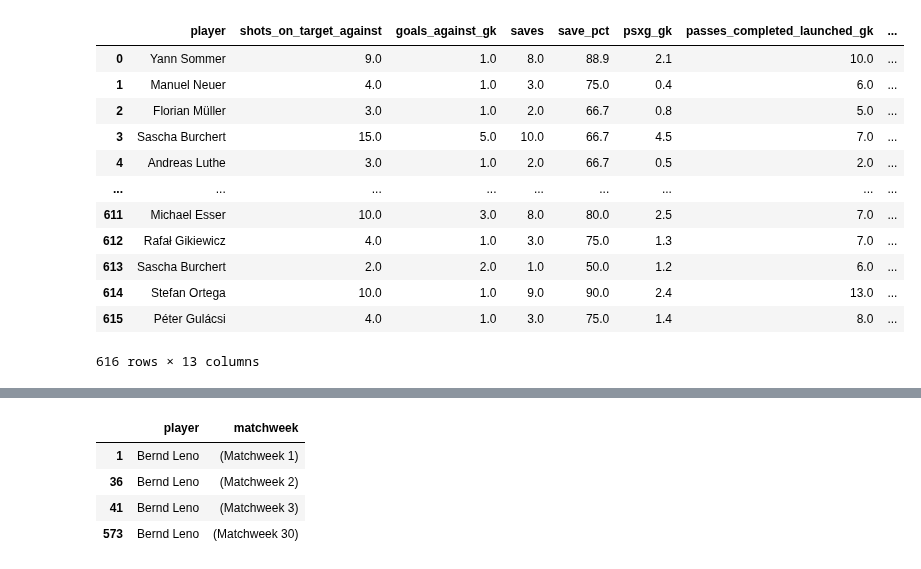
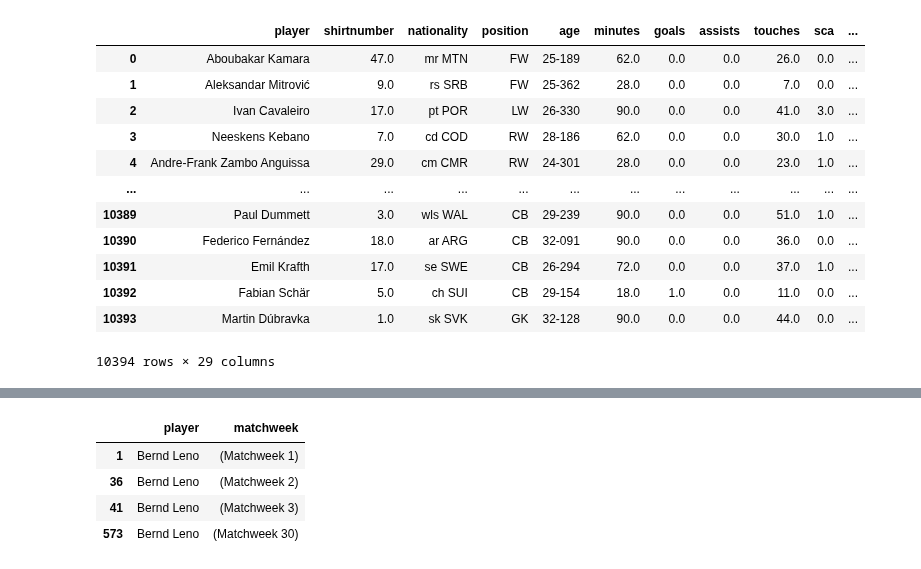
Before and after one commit to Giuliano99/Masterarbeit, a Jupyter notebook: Web Scrape.ipynb, the cells around one changed output, grey strips where cells are left out. Cells and saved outputs as stored; diff of their text form; code cells hidden in the pictures.

```diff
--- a/Web Scrape.ipynb
+++ b/Web Scrape.ipynb
@@ -270,25 +272,25 @@ pl_2021 = get_category(pl_2021)
 # %%
 def create_csv(df):
     df = df.drop_duplicates()
     df.reset_index(inplace=True, drop=True)
-    df.to_csv('BL2020_keepers.csv',index=False)
+    df.to_csv('PL2020_players.csv',index=False)
     return df
 
-create_csv(gk_2021)
+create_csv(pl_2021)
 # %% [output]
-|  | player | shots_on_target_against | goals_against_gk | saves | save_pct | psxg_gk | passes_completed_launched_gk | ... |
-| 0 | Yann Sommer | 9.0 | 1.0 | 8.0 | 88.9 | 2.1 | 10.0 | ... |
-| 1 | Manuel Neuer | 4.0 | 1.0 | 3.0 | 75.0 | 0.4 | 6.0 | ... |
-| 2 | Florian Müller | 3.0 | 1.0 | 2.0 | 66.7 | 0.8 | 5.0 | ... |
-| 3 | Sascha Burchert | 15.0 | 5.0 | 10.0 | 66.7 | 4.5 | 7.0 | ... |
-| 4 | Andreas Luthe | 3.0 | 1.0 | 2.0 | 66.7 | 0.5 | 2.0 | ... |
-| ... | ... | ... | ... | ... | ... | ... | ... | ... |
-| 611 | Michael Esser | 10.0 | 3.0 | 8.0 | 80.0 | 2.5 | 7.0 | ... |
-| 612 | Rafał Gikiewicz | 4.0 | 1.0 | 3.0 | 75.0 | 1.3 | 7.0 | ... |
-| 613 | Sascha Burchert | 2.0 | 2.0 | 1.0 | 50.0 | 1.2 | 6.0 | ... |
-| 614 | Stefan Ortega | 10.0 | 1.0 | 9.0 | 90.0 | 2.4 | 13.0 | ... |
-| 615 | Péter Gulácsi | 4.0 | 1.0 | 3.0 | 75.0 | 1.4 | 8.0 | ... |
+|  | player | shirtnumber | nationality | position | age | minutes | goals | assists | touches | sca | ... |
+| 0 | Aboubakar Kamara | 47.0 | mr MTN | FW | 25-189 | 62.0 | 0.0 | 0.0 | 26.0 | 0.0 | ... |
+| 1 | Aleksandar Mitrović | 9.0 | rs SRB | FW | 25-362 | 28.0 | 0.0 | 0.0 | 7.0 | 0.0 | ... |
+| 2 | Ivan Cavaleiro | 17.0 | pt POR | LW | 26-330 | 90.0 | 0.0 | 0.0 | 41.0 | 3.0 | ... |
+| 3 | Neeskens Kebano | 7.0 | cd COD | RW | 28-186 | 62.0 | 0.0 | 0.0 | 30.0 | 1.0 | ... |
+| 4 | Andre-Frank Zambo Anguissa | 29.0 | cm CMR | RW | 24-301 | 28.0 | 0.0 | 0.0 | 23.0 | 1.0 | ... |
+| ... | ... | ... | ... | ... | ... | ... | ... | ... | ... | ... | ... |
+| 10389 | Paul Dummett | 3.0 | wls WAL | CB | 29-239 | 90.0 | 0.0 | 0.0 | 51.0 | 1.0 | ... |
+| 10390 | Federico Fernández | 18.0 | ar ARG | CB | 32-091 | 90.0 | 0.0 | 0.0 | 36.0 | 0.0 | ... |
+| 10391 | Emil Krafth | 17.0 | se SWE | CB | 26-294 | 72.0 | 0.0 | 0.0 | 37.0 | 1.0 | ... |
+| 10392 | Fabian Schär | 5.0 | ch SUI | CB | 29-154 | 18.0 | 1.0 | 0.0 | 11.0 | 0.0 | ... |
+| 10393 | Martin Dúbravka | 1.0 | sk SVK | GK | 32-128 | 90.0 | 0.0 | 0.0 | 44.0 | 0.0 | ... |
-616 rows × 13 columns
+10394 rows × 29 columns
 # %%
 #gk_2021[['player', 'matchweek']]
 
```
Also changed, not shown: parts of 5 cells of this notebook, 4 other files.
